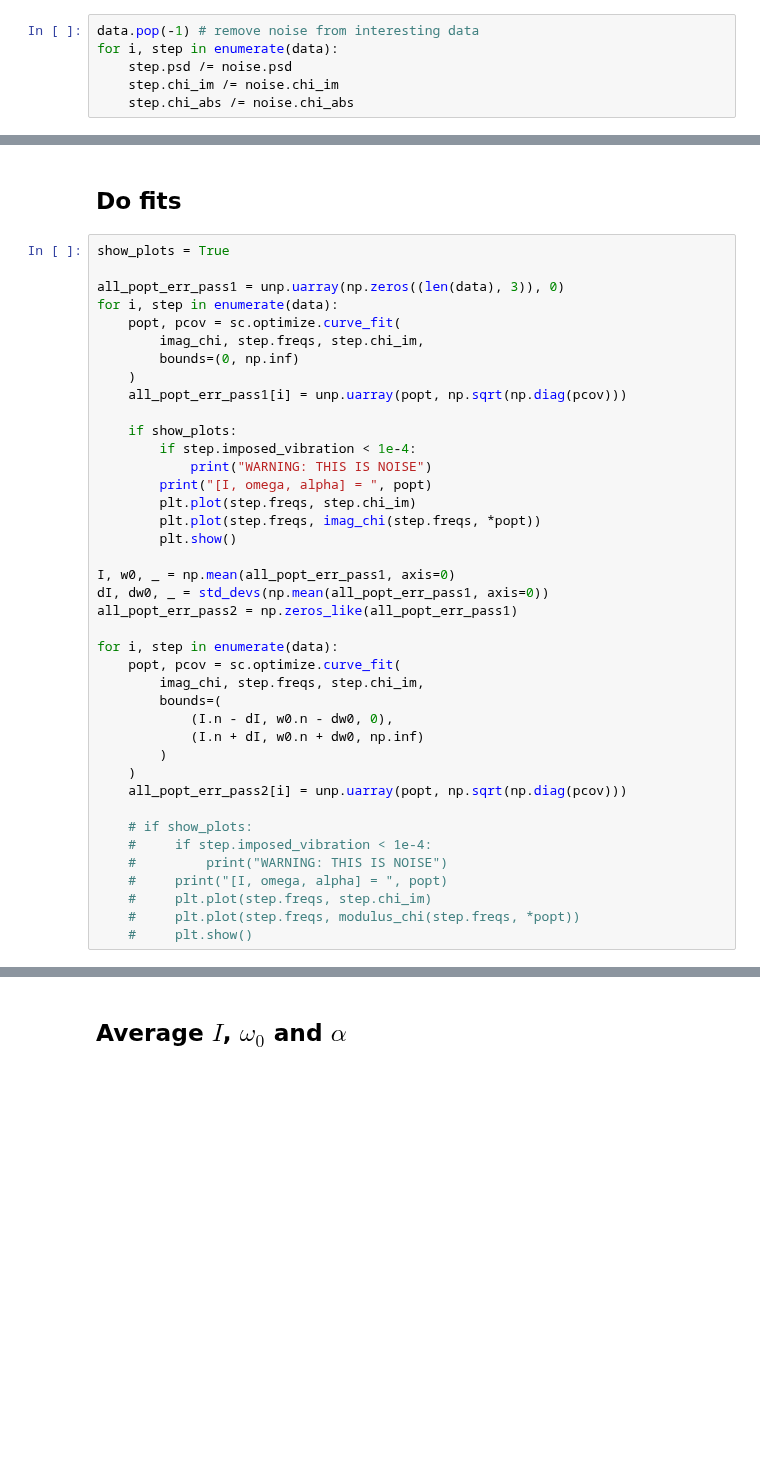
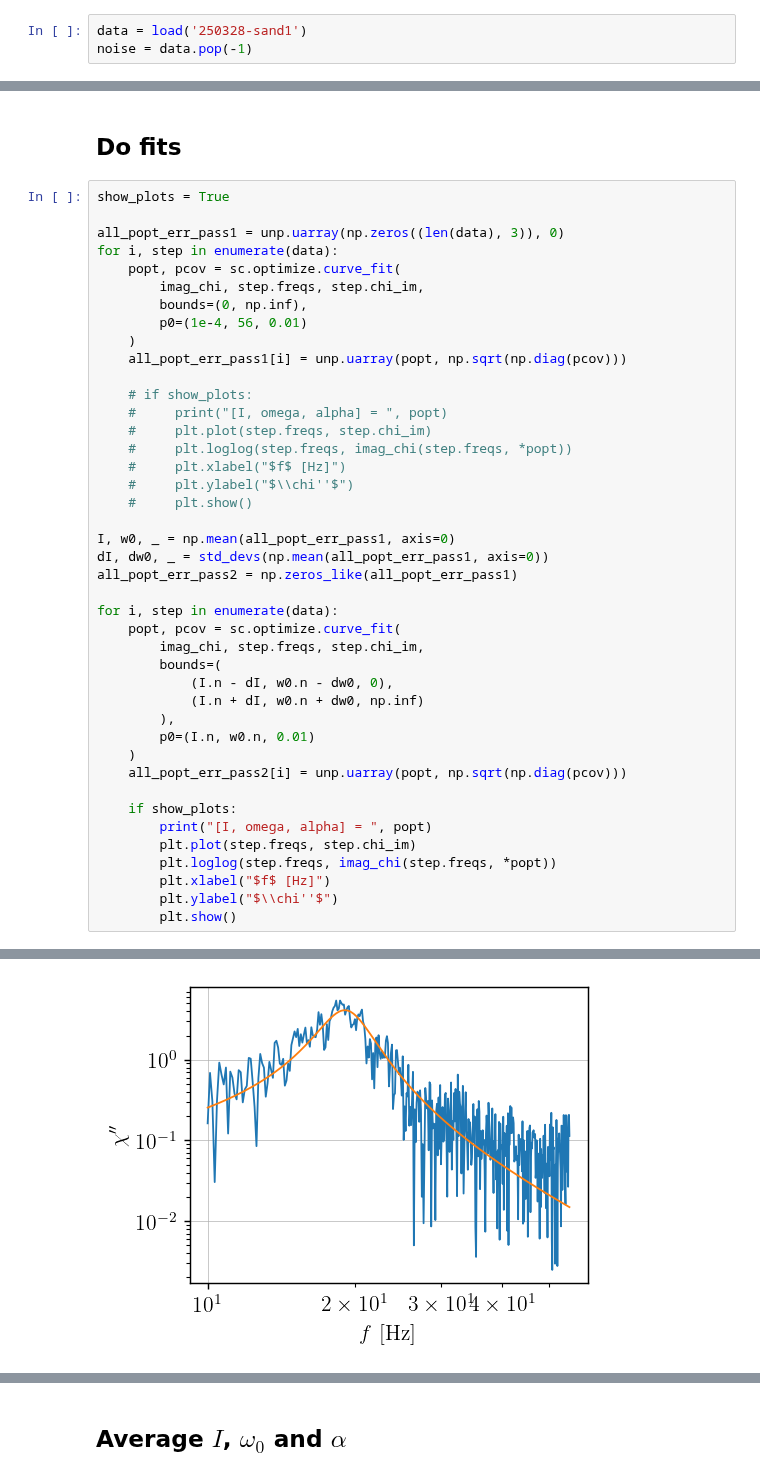
Before and after one commit to TomVdt/TPIII, a Jupyter notebook: 05-milieux-granulaires/analyse/exp3_sand_chi_im.ipynb, the cells around one changed output, grey strips where cells are left out. Drawn from its saved outputs; the diff is of its cells as text; blank space fills up the shorter version.

```diff
--- a/05-milieux-granulaires/analyse/exp3_sand_chi_im.ipynb
+++ b/05-milieux-granulaires/analyse/exp3_sand_chi_im.ipynb
@@ -51,6 +21,3 @@ plt.show()
-# %%
-data.pop(-1) # remove noise from interesting data
-for i, step in enumerate(data):
-    step.psd /= noise.psd
-    step.chi_im /= noise.chi_im
-    step.chi_abs /= noise.chi_abs
+# %%
+data = load('250328-sand1')
+noise = data.pop(-1)
@@ -63,17 +33,18 @@ all_popt_err_pass1 = unp.uarray(np.zeros((len(data), 3)), 0)
 for i, step in enumerate(data):
     popt, pcov = sc.optimize.curve_fit(
         imag_chi, step.freqs, step.chi_im,
-        bounds=(0, np.inf)
+        bounds=(0, np.inf),
+        p0=(1e-4, 56, 0.01)
     )
     all_popt_err_pass1[i] = unp.uarray(popt, np.sqrt(np.diag(pcov)))
 
-    if show_plots:
-        if step.imposed_vibration < 1e-4:
-            print("WARNING: THIS IS NOISE")
-        print("[I, omega, alpha] = ", popt)
-        plt.plot(step.freqs, step.chi_im)
-        plt.plot(step.freqs, imag_chi(step.freqs, *popt))
-        plt.show()
+    # if show_plots:
+    #     print("[I, omega, alpha] = ", popt)
+    #     plt.plot(step.freqs, step.chi_im)
+    #     plt.loglog(step.freqs, imag_chi(step.freqs, *popt))
+    #     plt.xlabel("$f$ [Hz]")
+    #     plt.ylabel("$\\chi''$")
+    #     plt.show()
 
 I, w0, _ = np.mean(all_popt_err_pass1, axis=0)
 dI, dw0, _ = std_devs(np.mean(all_popt_err_pass1, axis=0))
@@ -85,14 +56,16 @@ for i, step in enumerate(data):
         bounds=(
             (I.n - dI, w0.n - dw0, 0),
             (I.n + dI, w0.n + dw0, np.inf)
-        )
+        ),
+        p0=(I.n, w0.n, 0.01)
     )
     all_popt_err_pass2[i] = unp.uarray(popt, np.sqrt(np.diag(pcov)))
 
-    # if show_plots:
-    #     if step.imposed_vibration < 1e-4:
-    #         print("WARNING: THIS IS NOISE")
-    #     print("[I, omega, alpha] = ", popt)
-    #     plt.plot(step.freqs, step.chi_im)
-    #     plt.plot(step.freqs, modulus_chi(step.freqs, *popt))
-    #     plt.show()
+    if show_plots:
+        print("[I, omega, alpha] = ", popt)
+        plt.plot(step.freqs, step.chi_im)
+        plt.loglog(step.freqs, imag_chi(step.freqs, *popt))
+        plt.xlabel("$f$ [Hz]")
+        plt.ylabel("$\\chi''$")
+        plt.show()
+# %% [output]
@@ -98,0 +73 @@ for i, step in enumerate(data):
+[figure, added]
```
Also changed, not shown: parts of 11 cells of this notebook, 1 other file.
